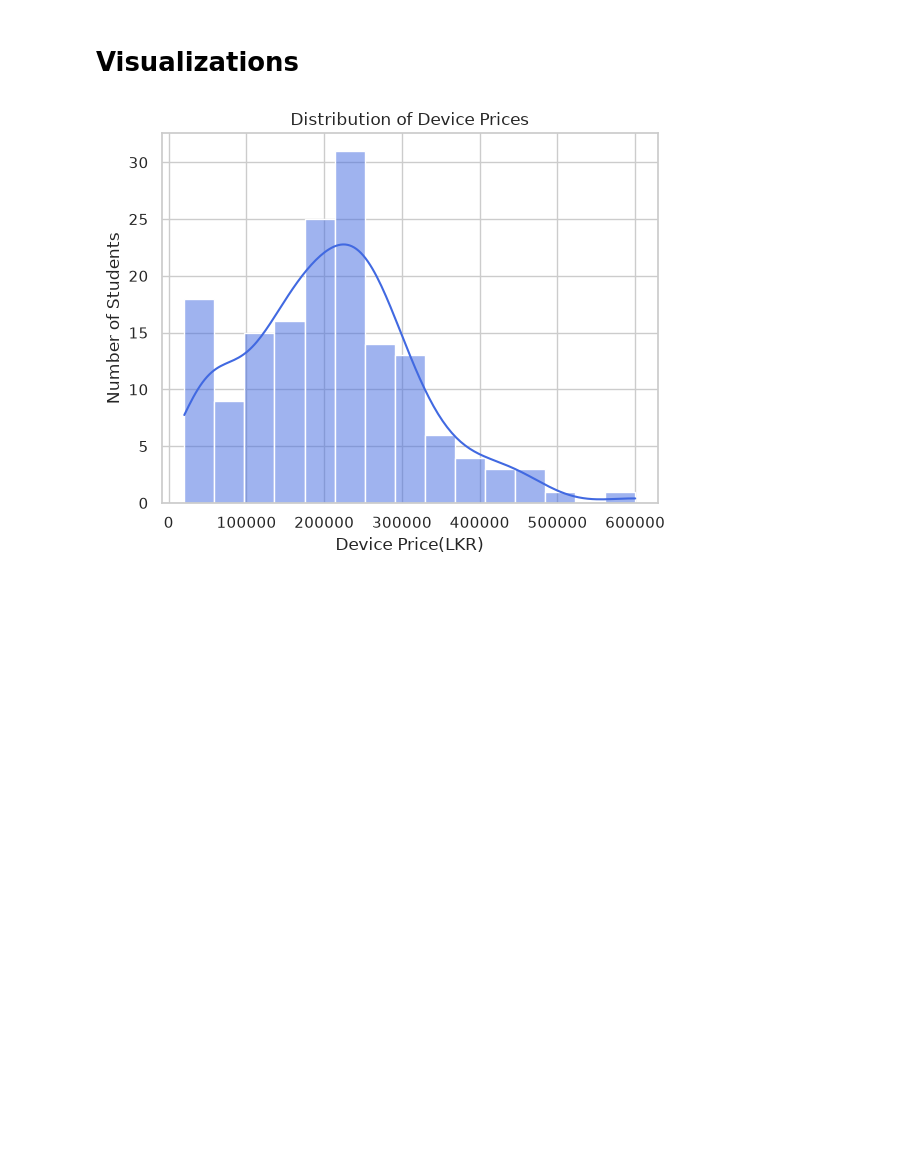
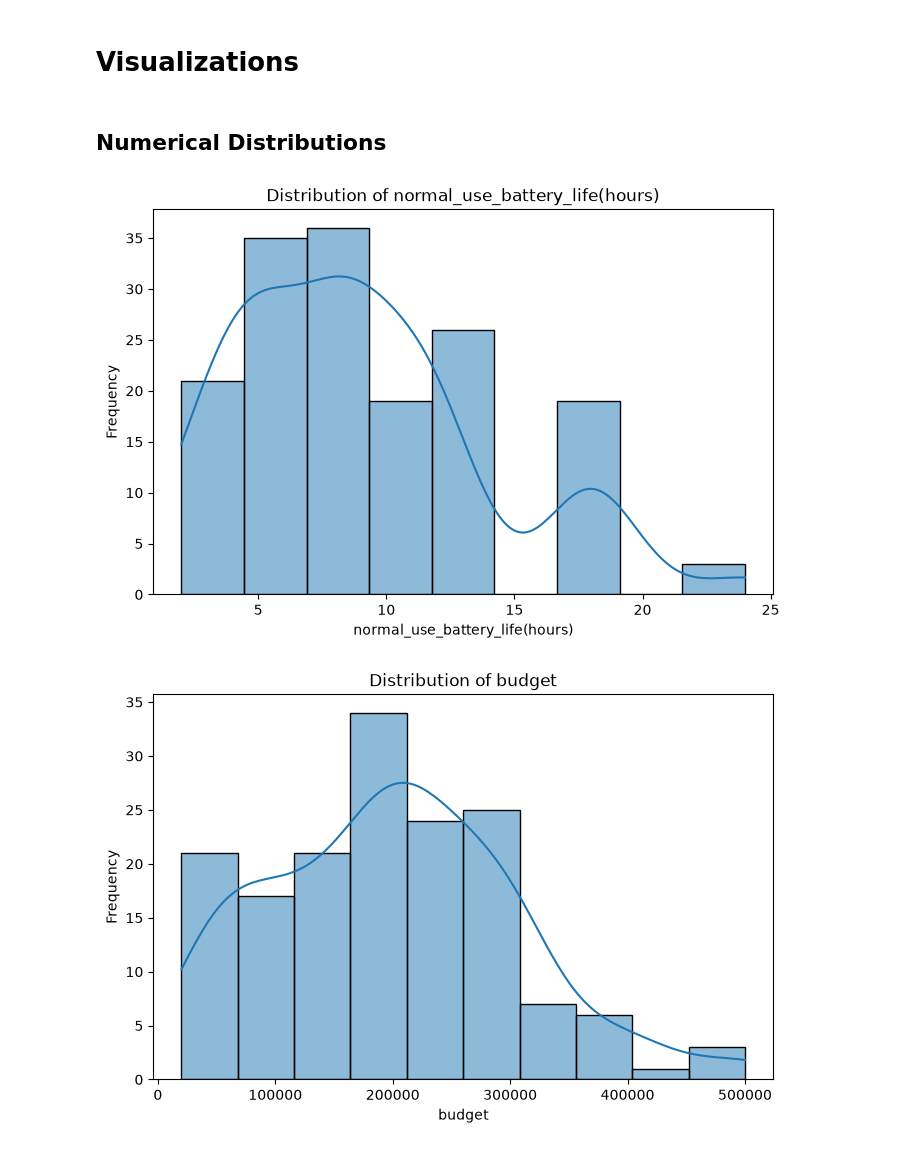
Before and after one commit to easarakulindu/SDI_Assignment, a Jupyter notebook: descriptive_analysis.ipynb, the cells around one changed output. Saved outputs shown, nothing was run; the diff lists cells and outputs as text; code cells hidden in the pictures; blank space fills up the shorter version.

Commit message:
improve descriptive and data cleaning scripts

```diff
--- a/descriptive_analysis.ipynb
+++ b/descriptive_analysis.ipynb
@@ -31,14 +72,8 @@ memory usage: 22.4 KB
 # %%
 # Spliting Numerical and Categorical columns
-num_cols = [col for col in response_df.columns if response_df[col].dtype == "int64"]
-
-cat_cols = []
-for col in response_df.columns:
-    if col not in num_cols:
-        if response_df[col].nunique() < 20:
-            response_df[col] = response_df[col].astype("category")
-            cat_cols.append(col)
-
+response_df["satisfaction"] = response_df["satisfaction"].astype("category")
+num_cols = response_df.select_dtypes(include="number").columns
+cat_cols = response_df.select_dtypes(exclude="number").columns.drop("Timestamp", errors="ignore")
 
 print(num_cols)
 print(cat_cols)
@@ -89,15 +156,15 @@ std                     1.065673   918.885218      0.939199          6.576575
 # %%
 # Categorical FrequenciesOutput
-print("--Categorical Frequencies--")
+print("---Categorical Frequencies---")
 
 for col in cat_cols:
-    print(f"=={col.upper()}==")
+    print(f"--{col.upper()}--")
     counts = response_df[col].value_counts()
-    percentages = response_df[col].value_counts(normalize=True).mul(100).round(2).astype(str)
+    percentages = response_df[col].value_counts(normalize=True) * 100
 
     cat_summary_table = pd.DataFrame({
         "Counts":counts,
-        "Percentages":percentages
+        "Percentages":percentages.round(2)
     })
     print(cat_summary_table)
     print("\n\n")
@@ -122,17 +189,15 @@ For Academic Works         1        0.63
 # %% [markdown]
 # Visualizations
+# %% [markdown]
+## Numerical Distributions
 # %%
-fig,axes = plt.subplots(1,1)
-sns.set_theme(style="whitegrid")
-
-# Histogram of device_price
-sns.histplot(data=response_df,x="device_price",bins=15, kde=True, color="royalblue", ax=axes)
-axes.set_title("Distribution of Device Prices")
-axes.set_xlabel("Device Price(LKR)")
-axes.set_ylabel("Number of Students")
-
-plt.savefig(f"{graph_save_path}histogram_device_price.png")
-
-plt.show()
+for col in num_cols:
+    plt.figure(figsize=(8,5))
+    sns.histplot(response_df[col], kde=True)
+    plt.title(f"Distribution of {col}")
+    plt.xlabel(col)
+    plt.ylabel("Frequency")
+    plt.show()
 # %% [output]
-[figure, old version]
+[figure, new version]
+[figure, added]
```
Also changed, not shown: parts of 17 cells of this notebook, 9 other files.
